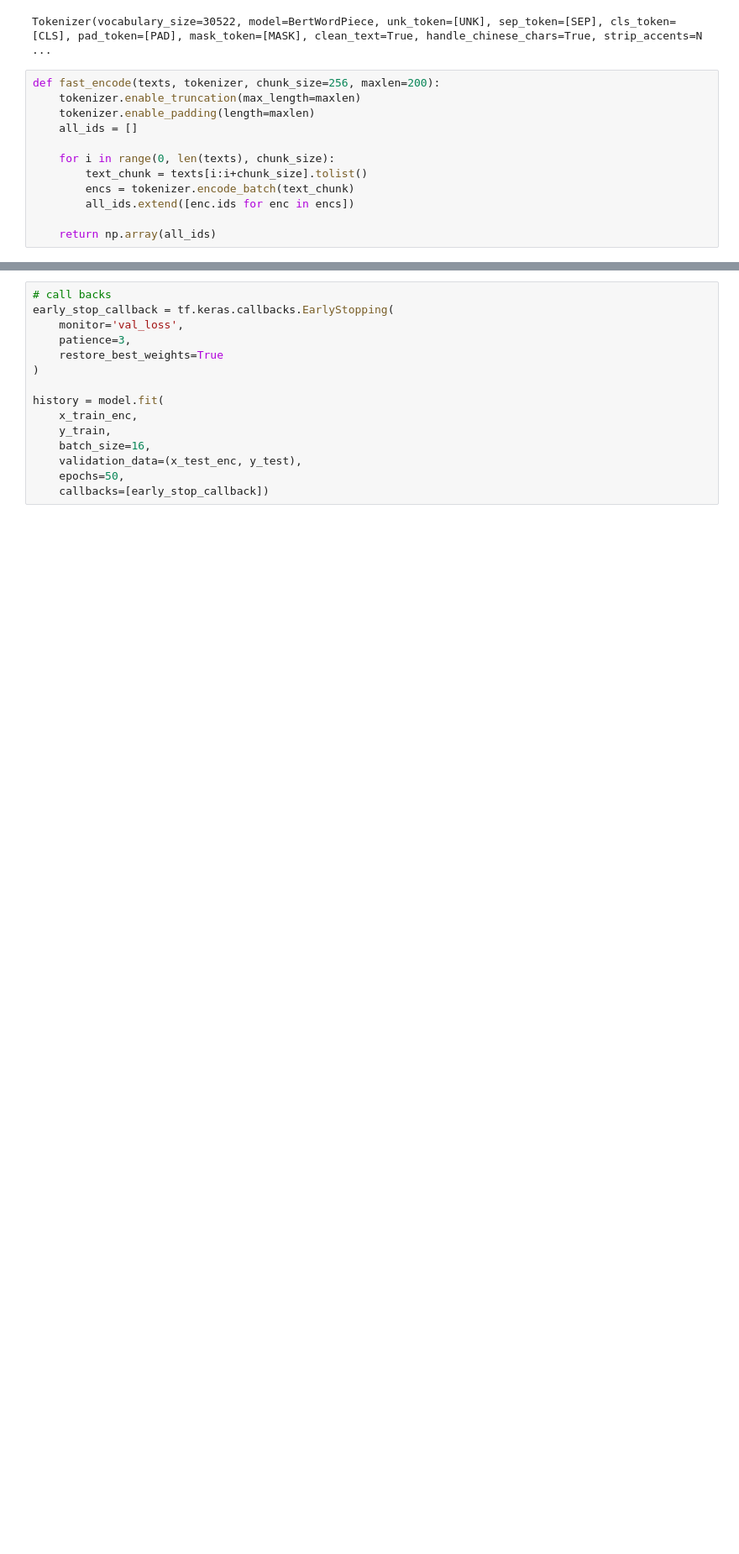
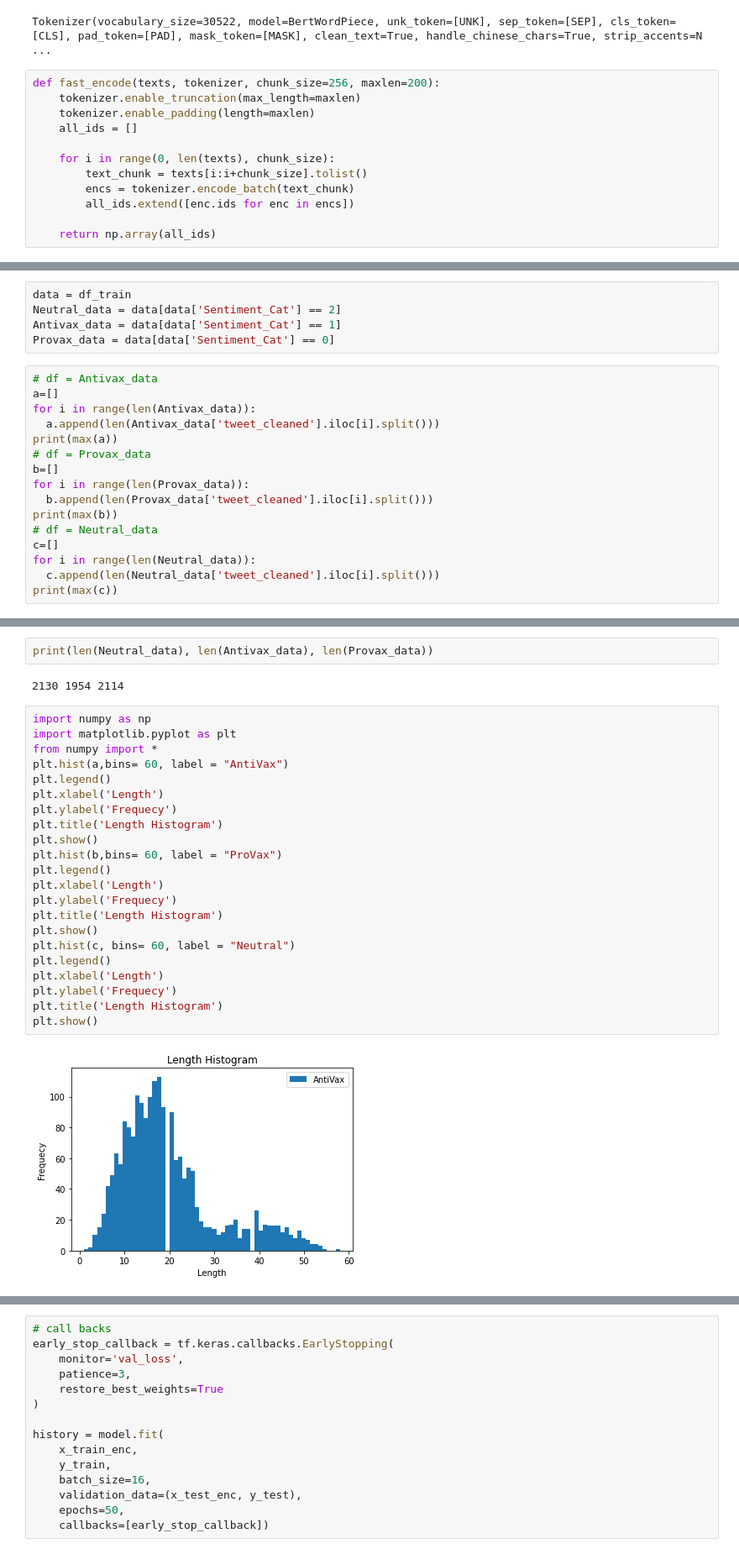
Before and after one commit to shivangibithel/IRMiDis_Task2, a Jupyter notebook: BERT_Final.ipynb, the cells around one changed output, grey strips where cells are left out. Shown at 84% size. Cells and saved outputs as stored; diff of their text form; blank space fills up the shorter version.

```diff
--- a/BERT_Final.ipynb
+++ b/BERT_Final.ipynb
@@ -364,3 +351,24 @@ Total params: 335,144,963
 Trainable params: 335,144,963
 Non-trainable params: 0
 _________________________________________________________________
+# %%
+data = df_train
+Neutral_data = data[data['Sentiment_Cat'] == 2]
+Antivax_data = data[data['Sentiment_Cat'] == 1]
+Provax_data = data[data['Sentiment_Cat'] == 0]
+# %%
+# df = Antivax_data
+a=[]
+for i in range(len(Antivax_data)):
+  a.append(len(Antivax_data['tweet_cleaned'].iloc[i].split()))
+print(max(a))
+# df = Provax_data
+b=[]
+for i in range(len(Provax_data)):
+  b.append(len(Provax_data['tweet_cleaned'].iloc[i].split()))
+print(max(b))
+# df = Neutral_data
+c=[]
+for i in range(len(Neutral_data)):
+  c.append(len(Neutral_data['tweet_cleaned'].iloc[i].split()))
+print(max(c))
@@ -366,0 +379,28 @@ _________________________________________________________________
+# %%
+print(len(Neutral_data), len(Antivax_data), len(Provax_data))
+# %% [output]
+2130 1954 2114
+# %%
+import numpy as np
+import matplotlib.pyplot as plt
+from numpy import *
+plt.hist(a,bins= 60, label = "AntiVax")
+plt.legend()
+plt.xlabel('Length')
+plt.ylabel('Frequecy')
+plt.title('Length Histogram')
+plt.show()
+plt.hist(b,bins= 60, label = "ProVax")
+plt.legend()
+plt.xlabel('Length')
+plt.ylabel('Frequecy')
+plt.title('Length Histogram')
+plt.show()
+plt.hist(c, bins= 60, label = "Neutral")
+plt.legend()
+plt.xlabel('Length')
+plt.ylabel('Frequecy')
+plt.title('Length Histogram')
+plt.show()
+# %% [output]
+[figure, added]
```
Also changed, not shown: parts of 16 cells of this notebook.
